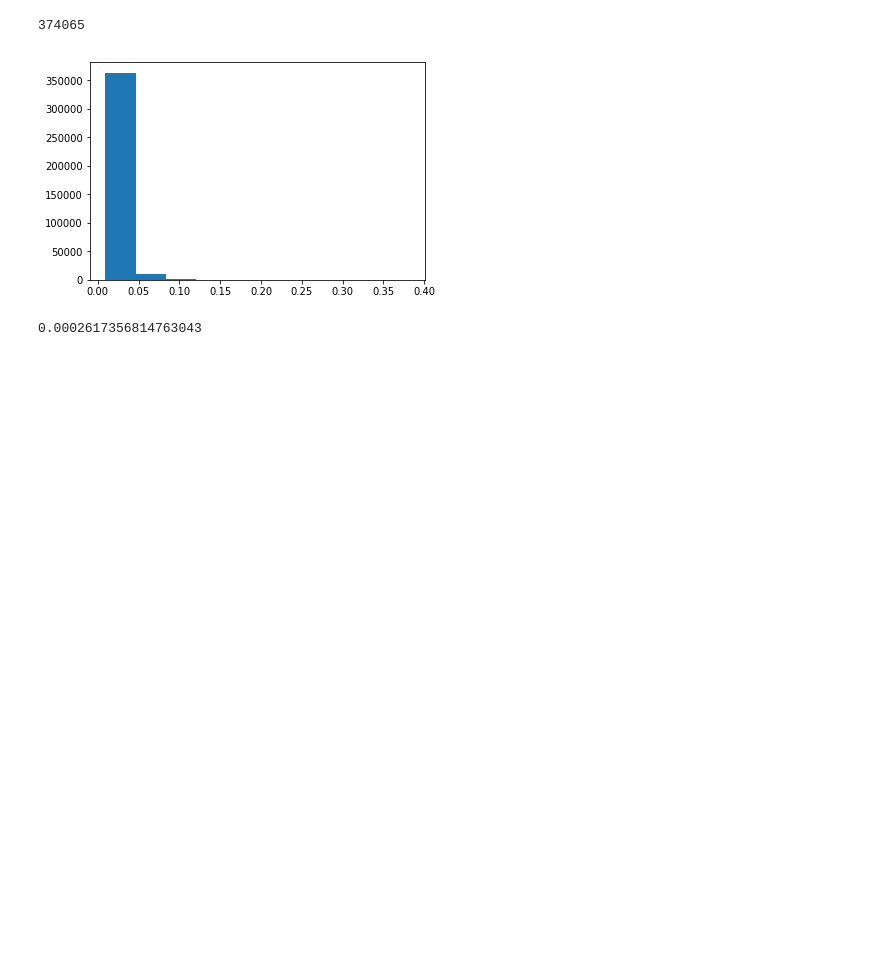
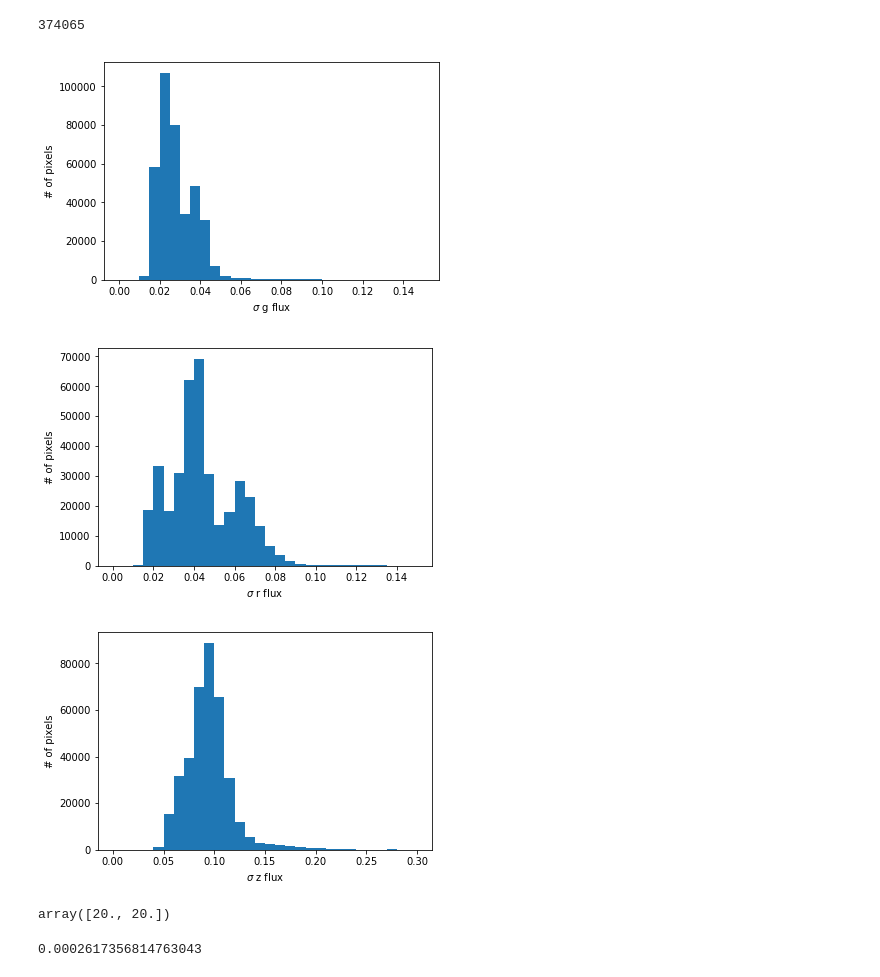
Before and after one commit to desihub/LSS, a Jupyter notebook: Sandbox/MCeff.ipynb, the cells around one changed output. Drawn from its saved outputs; the diff is of its cells as text; code cells hidden in the pictures; blank space fills up the shorter version.

```diff
--- a/Sandbox/MCeff.ipynb
+++ b/Sandbox/MCeff.ipynb
@@ -152,11 +159,28 @@ R_Z=1.211
 # %%
 gsigma=1./np.sqrt(pix[depth_keyword+"_G"])
 rsigma=1./np.sqrt(pix[depth_keyword+"_R"])
 zsigma=1./np.sqrt(pix[depth_keyword+"_Z"])
-plt.hist(gsigma)
+plt.hist(gsigma,bins=30,range=(0,.15))
+plt.xlabel(r'$\sigma$ g flux')
+plt.ylabel('# of pixels')
 plt.show()
+plt.hist(rsigma,bins=30,range=(0,.15))
+plt.xlabel(r'$\sigma$ r flux')
+plt.ylabel('# of pixels')
+plt.show()
+plt.hist(zsigma,bins=30,range=(0,.3))
+plt.xlabel(r'$\sigma$ z flux')
+plt.ylabel('# of pixels')
+plt.show()
 # %% [output]
-[figure, old version]
+[figure, new version]
+[figure, added]
+[figure, added]
+# %%
+d = np.ones(2)*10
+flux2mag(d)
+# %% [output]
+array([20., 20.])
 # %%
 def getdper(g,r,z):
     wdec = dec > -30
```
Also changed, not shown: parts of 11 cells of this notebook.
